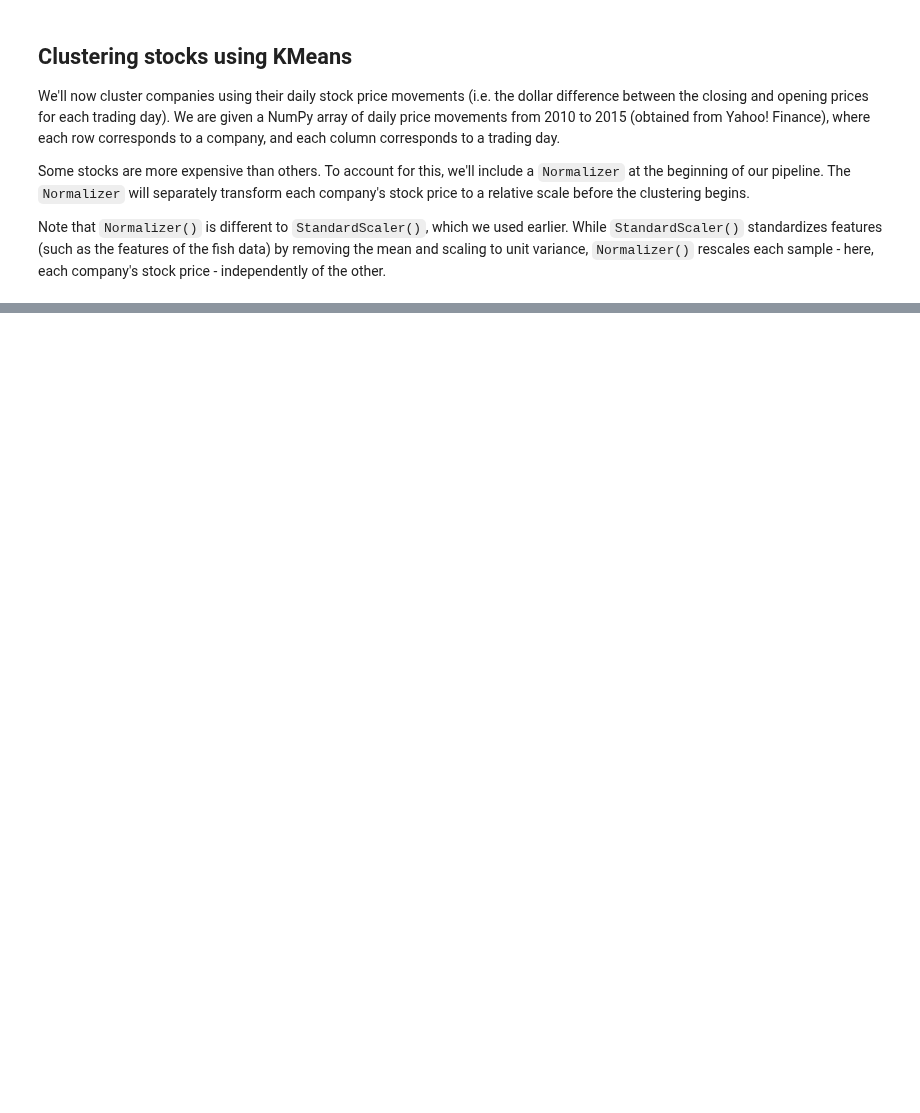
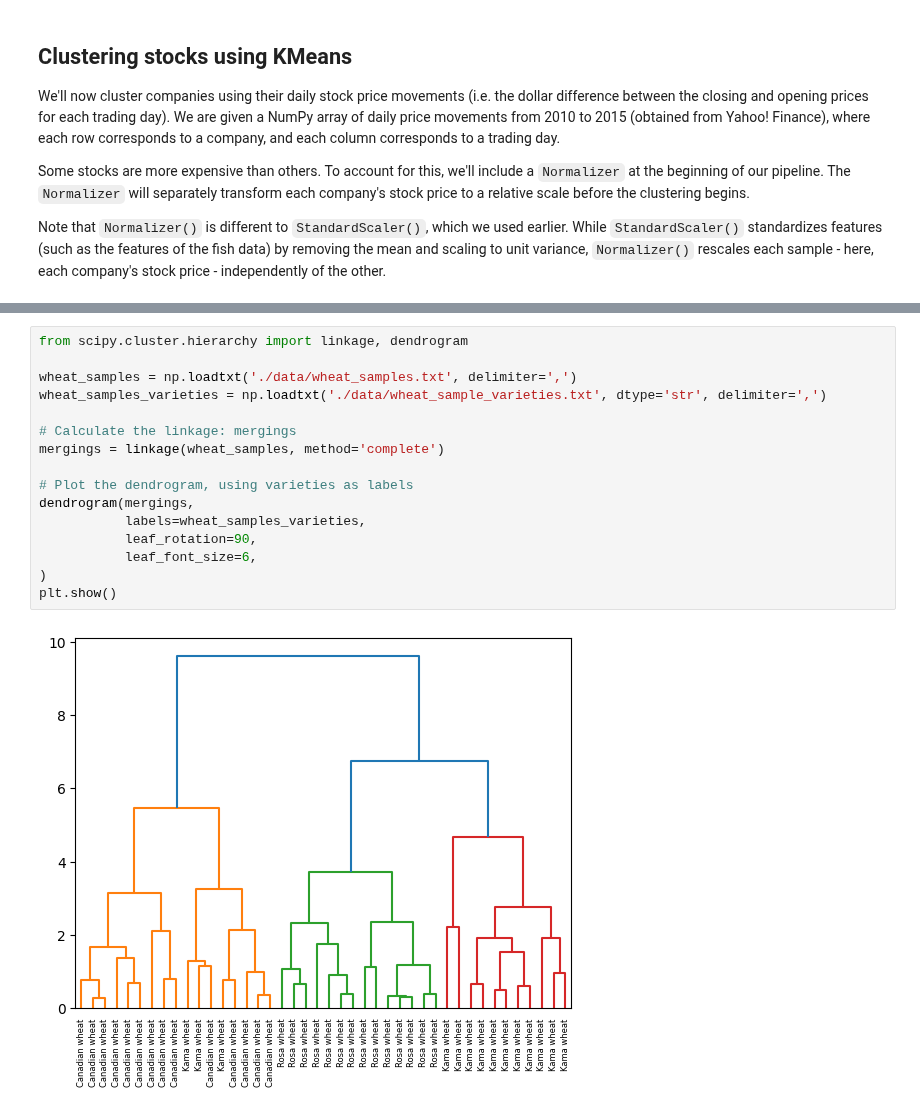
Before and after one commit to MichaelSzczepaniak/DataCamp, a Jupyter notebook: Tracks/Associate Data Scientist/34 Unsupervised Learning in Python/UnsuperInPython.ipynb, the cells around one changed output, grey strips where cells are left out. Drawn from its saved outputs; the diff is of its cells as text; blank space fills up the shorter version.

Commit message:
fix read of stock data and get kmeans working on stock data, run hierarchical clustering on wheat and stock movements data sets

```diff
--- a/Tracks/Associate Data Scientist/34 Unsupervised Learning in Python/UnsuperInPython.ipynb
+++ b/Tracks/Associate Data Scientist/34 Unsupervised Learning in Python/UnsuperInPython.ipynb
@@ -290,0 +354,18 @@ print(df.sort_values(['labels']))
+# %%
+from scipy.cluster.hierarchy import linkage, dendrogram
+
+wheat_samples = np.loadtxt('./data/wheat_samples.txt', delimiter=',')
+wheat_samples_varieties = np.loadtxt('./data/wheat_sample_varieties.txt', dtype='str', delimiter=',')
+
+# Calculate the linkage: mergings
+mergings = linkage(wheat_samples, method='complete')
+
+# Plot the dendrogram, using varieties as labels
+dendrogram(mergings,
+           labels=wheat_samples_varieties,
+           leaf_rotation=90,
+           leaf_font_size=6,
+)
+plt.show()
+# %% [output]
+[figure, added]
```
Also changed, not shown: parts of 16 cells of this notebook, 2 other files.
